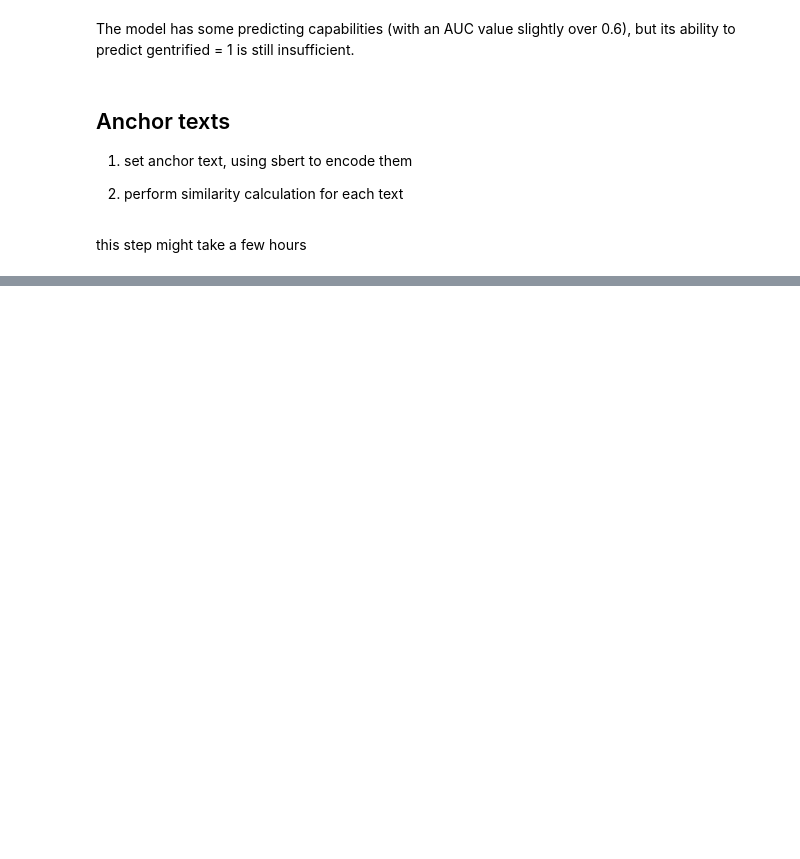
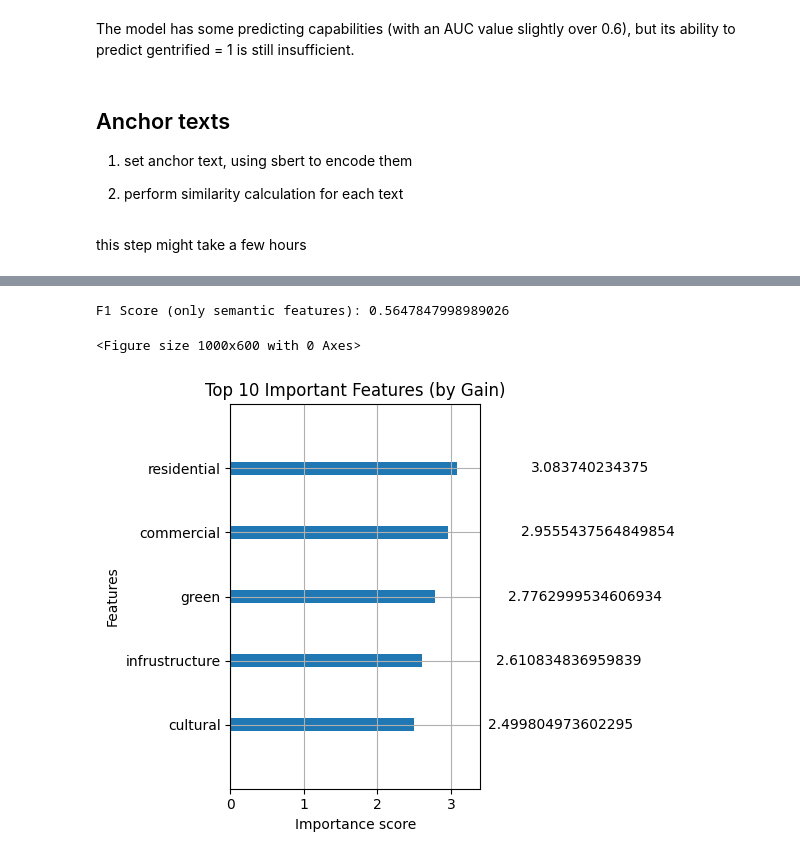
Before and after one commit to meimao76/housing_feature_gentrification, a Jupyter notebook: model.ipynb, the cells around one changed output, grey strips where cells are left out. Drawn from its saved outputs; the diff is of its cells as text; code cells hidden in the pictures; blank space fills up the shorter version.

```diff
--- a/model.ipynb
+++ b/model.ipynb
@@ -383,0 +734,23 @@ Error:
+# %%
+X_bal = df_balanced[['residential', 'commercial', 'green', 'cultural', 'infrustructure']]
+y_bal = df_balanced['gentrified']
+
+# 拆分训练集和测试集
+X_bal_train, X_bal_test, y_bal_train, y_bal_test = train_test_split(
+    X_bal, y_bal, stratify=y_bal, test_size=0.2, random_state=42
+)
+
+# 计算样本数
+true2 = df_balanced['gentrified'].sum()             # 正例数量（True）
+false2 = len(df_balanced) - true                      # 负例数量（False）
+
+# 计算权重
+scale_pos_weight = false2 / true2
+
+# 模型训练
+model_balanced = XGBClassifier(random_state=42, scale_pos_weight=scale_pos_weight)
+model_balanced.fit(X_bal_train, y_bal_train)
+
+# 预测 & 评估
+y_bal_pred = model_balanced.predict(X_bal_test)
+print(classification_report(y_bal_test, y_bal_pred))
@@ -383,0 +766,18 @@ Error:
+# %%
+f1_scores = cross_val_score(model_balanced, X_bal, y_bal, cv=5, scoring='f1')
+print("F1 Score (only semantic features):", np.mean(f1_scores))
+# %% [output]
+F1 Score (only semantic features): 0.5647847998989026
+# %%
+# feature importance
+from xgboost import plot_importance
+
+plt.figure(figsize=(10, 6))
+plot_importance(model_balanced, importance_type='gain', max_num_features=10)
+plt.title("Top 10 Important Features (by Gain)")
+plt.grid(True)
+plt.tight_layout()
+plt.show()
+# %% [output]
+<Figure size 1000x600 with 0 Axes>
+[figure, added]
```
Also changed, not shown: parts of 50 cells of this notebook, 4 other files.
